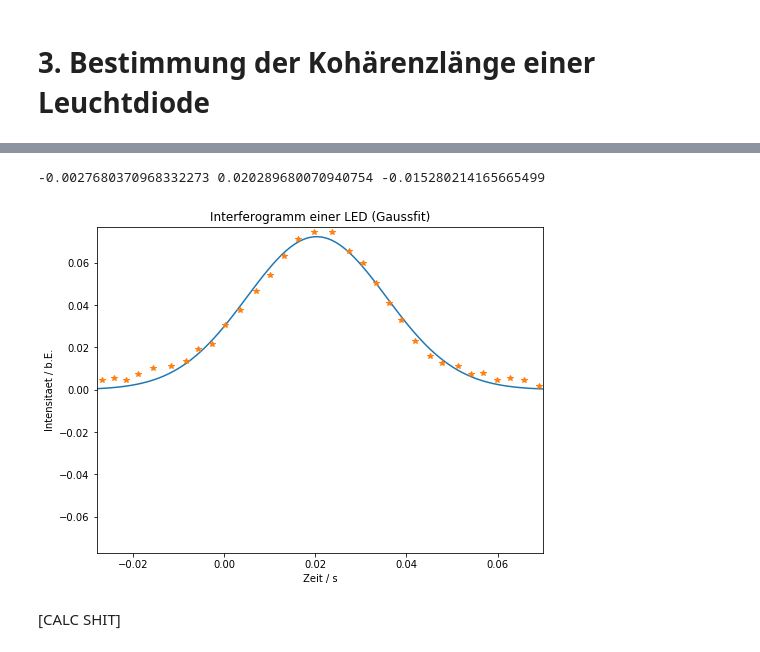
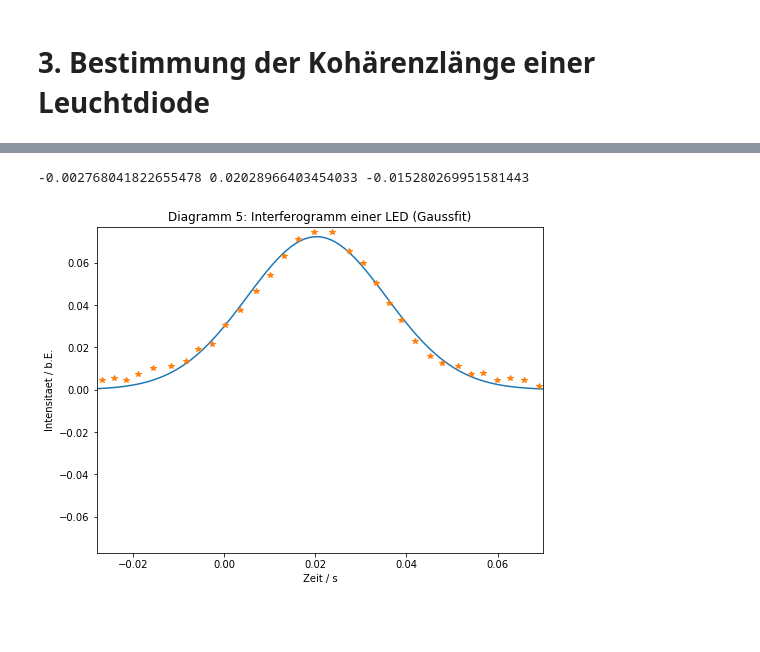
Before and after one commit to Meistermagier/PAP2, a Jupyter notebook: Experiment_232.ipynb, the cells around one changed output, grey strips where cells are left out. Drawn from its saved outputs; the diff is of its cells as text; code cells hidden in the pictures; blank space fills up the shorter version.

```diff
--- a/Experiment_232.ipynb
+++ b/Experiment_232.ipynb
@@ -230,22 +312,20 @@ plt.axis([-0.028, 0.07, -0.077, 0.077])
 # %%
 #Fitfunktion Gauss
 def fitFunc(t, a, mu, sig):
   return a/np.sqrt(2*np.pi)/sig*np.exp(-(t-mu)**2/(2*sig**2))
 
 from scipy.optimize import curve_fit
-popt, pcov = curve_fit(fitFunc, t[peakind], U[peakind], maxfev = 850)
+popt, pcov = curve_fit(fitFunc, t[peakind], U[peakind], maxfev = 880)
 
 x = np.linspace(-0.028,0.07,100)
 plt.figure(figsize=(8,6))
 plt.plot(x, fitFunc(x, *popt))
 plt.plot(t[peakind], U[peakind], marker = '*', linewidth = 0)
 plt.xlabel('Zeit / s')
 plt.ylabel('Intensitaet / b.E.')
-plt.title('Interferogramm einer LED (Gaussfit)')
+plt.title('Diagramm 5: Interferogramm einer LED (Gaussfit)')
 plt.axis([-0.028, 0.07, -0.077, 0.077])
 print(*popt)
 # %% [output]
--0.0027680370968332273 0.020289680070940754 -0.015280214165665499
+-0.002768041822655478 0.02028966403454033 -0.015280269951581443
-[figure, old version]
+[figure, new version]
-# %% [markdown]
-[CALC SHIT]
```
Also changed, not shown: parts of 29 cells of this notebook.
